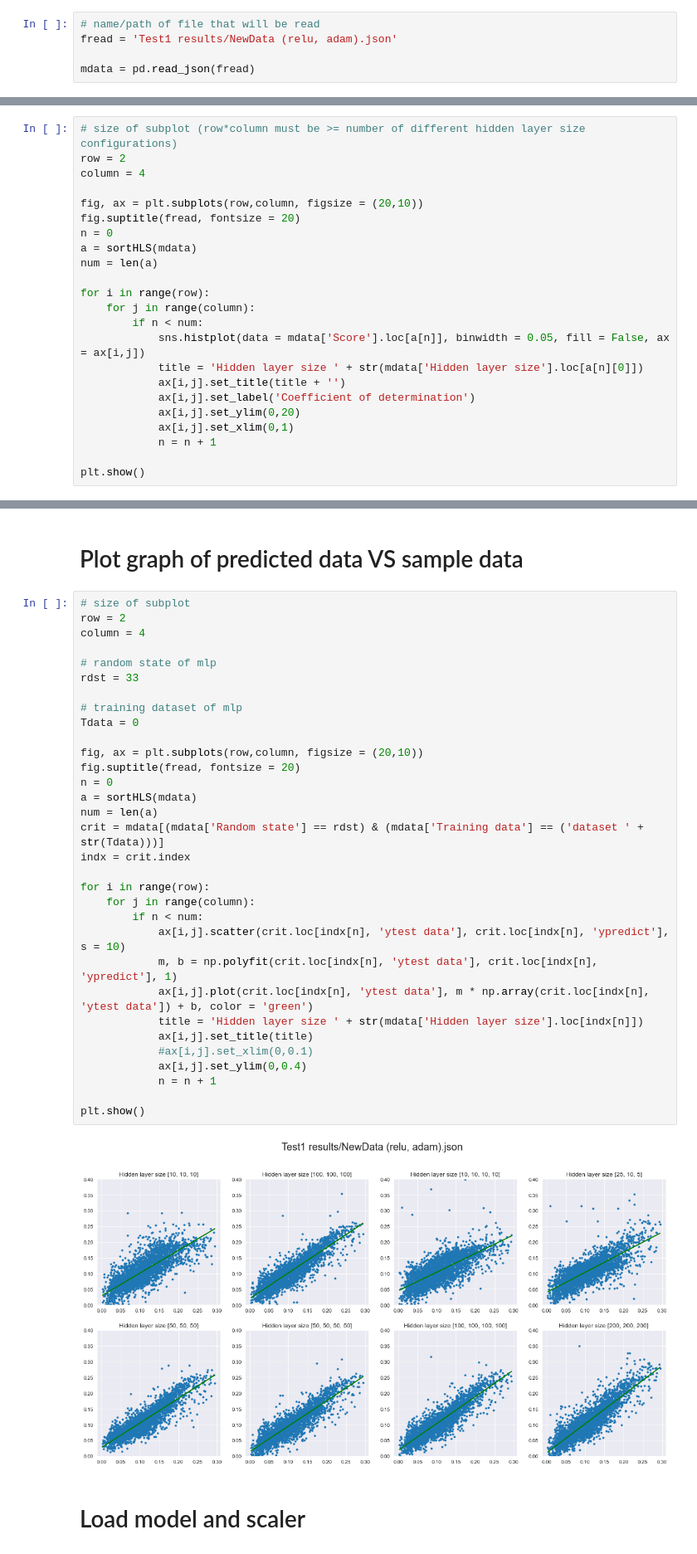
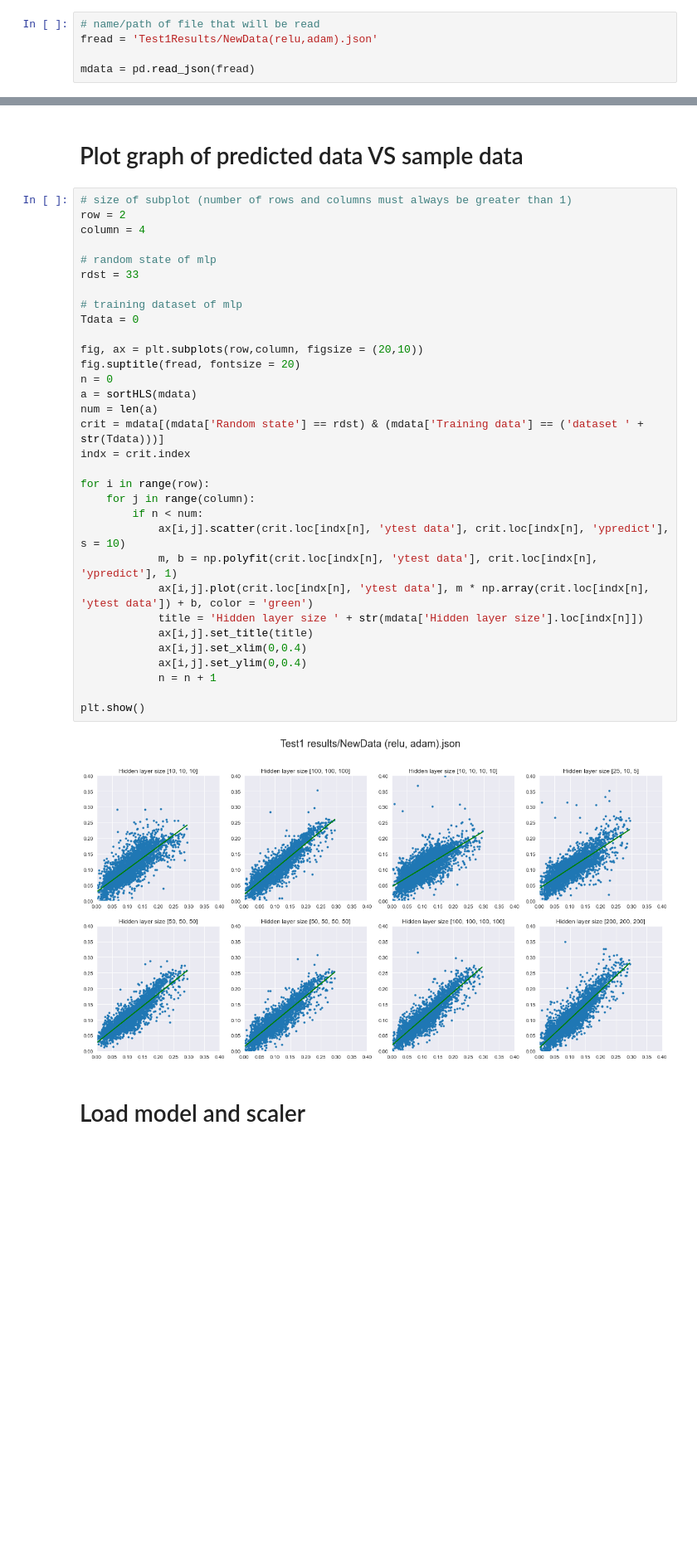
Before and after one commit to NiwEoj/Dr-Soo-ML, a Jupyter notebook: First ML/First ML.ipynb, the cells around one changed output, grey strips where cells are left out. Shown at 83% size. Drawn from its saved outputs; the diff is of its cells as text; blank space fills up the shorter version.

Commit message:
updated filenames and removed histogram

```diff
--- a/First ML/First ML.ipynb
+++ b/First ML/First ML.ipynb
@@ -188,6 +188,6 @@ else:
 # Read file (.json file that is generated by the MLP above)
 # %%
 # name/path of file that will be read
-fread = 'Test1 results/NewData (relu, adam).json'
+fread = 'Test1Results/NewData(relu,adam).json'
 
 mdata = pd.read_json(fread)
@@ -196,23 +193,0 @@ mdata = pd.read_json(fread)
-# %%
-# size of subplot (row*column must be >= number of different hidden layer size configurations)
-row = 2
-column = 4
-
-fig, ax = plt.subplots(row,column, figsize = (20,10))
-fig.suptitle(fread, fontsize = 20)
-n = 0
-a = sortHLS(mdata)
-num = len(a)
-
-for i in range(row):
-    for j in range(column):
-        if n < num:
-            sns.histplot(data = mdata['Score'].loc[a[n]], binwidth = 0.05, fill = False, ax = ax[i,j])
-            title = 'Hidden layer size ' + str(mdata['Hidden layer size'].loc[a[n][0]])
-            ax[i,j].set_title(title + '')
-            ax[i,j].set_label('Coefficient of determination')
-            ax[i,j].set_ylim(0,20)
-            ax[i,j].set_xlim(0,1)
-            n = n + 1
-
-plt.show()
@@ -247,39 +220,39 @@ display(Mean)
 # %% [markdown]
 # Plot graph of predicted data VS sample data
 # %%
-# size of subplot
+# size of subplot (number of rows and columns must always be greater than 1)
 row = 2
 column = 4
 
 # random state of mlp
 rdst = 33
 
 # training dataset of mlp
 Tdata = 0
 
 fig, ax = plt.subplots(row,column, figsize = (20,10))
 fig.suptitle(fread, fontsize = 20)
 n = 0
 a = sortHLS(mdata)
 num = len(a)
 crit = mdata[(mdata['Random state'] == rdst) & (mdata['Training data'] == ('dataset ' + str(Tdata)))]
 indx = crit.index
 
 for i in range(row):
     for j in range(column):
         if n < num:
             ax[i,j].scatter(crit.loc[indx[n], 'ytest data'], crit.loc[indx[n], 'ypredict'], s = 10)
             m, b = np.polyfit(crit.loc[indx[n], 'ytest data'], crit.loc[indx[n], 'ypredict'], 1)
             ax[i,j].plot(crit.loc[indx[n], 'ytest data'], m * np.array(crit.loc[indx[n], 'ytest data']) + b, color = 'green')
             title = 'Hidden layer size ' + str(mdata['Hidden layer size'].loc[indx[n]])
             ax[i,j].set_title(title)
-            #ax[i,j].set_xlim(0,0.1)
+            ax[i,j].set_xlim(0,0.4)
             ax[i,j].set_ylim(0,0.4)
             n = n + 1
 
 plt.show()
 # %% [output]
-[figure, old version]
+[figure, new version]
 # %% [markdown]
 # Load model and scaler
 # %%
```
Also changed, not shown: parts of 6 cells of this notebook, 1 other file.
